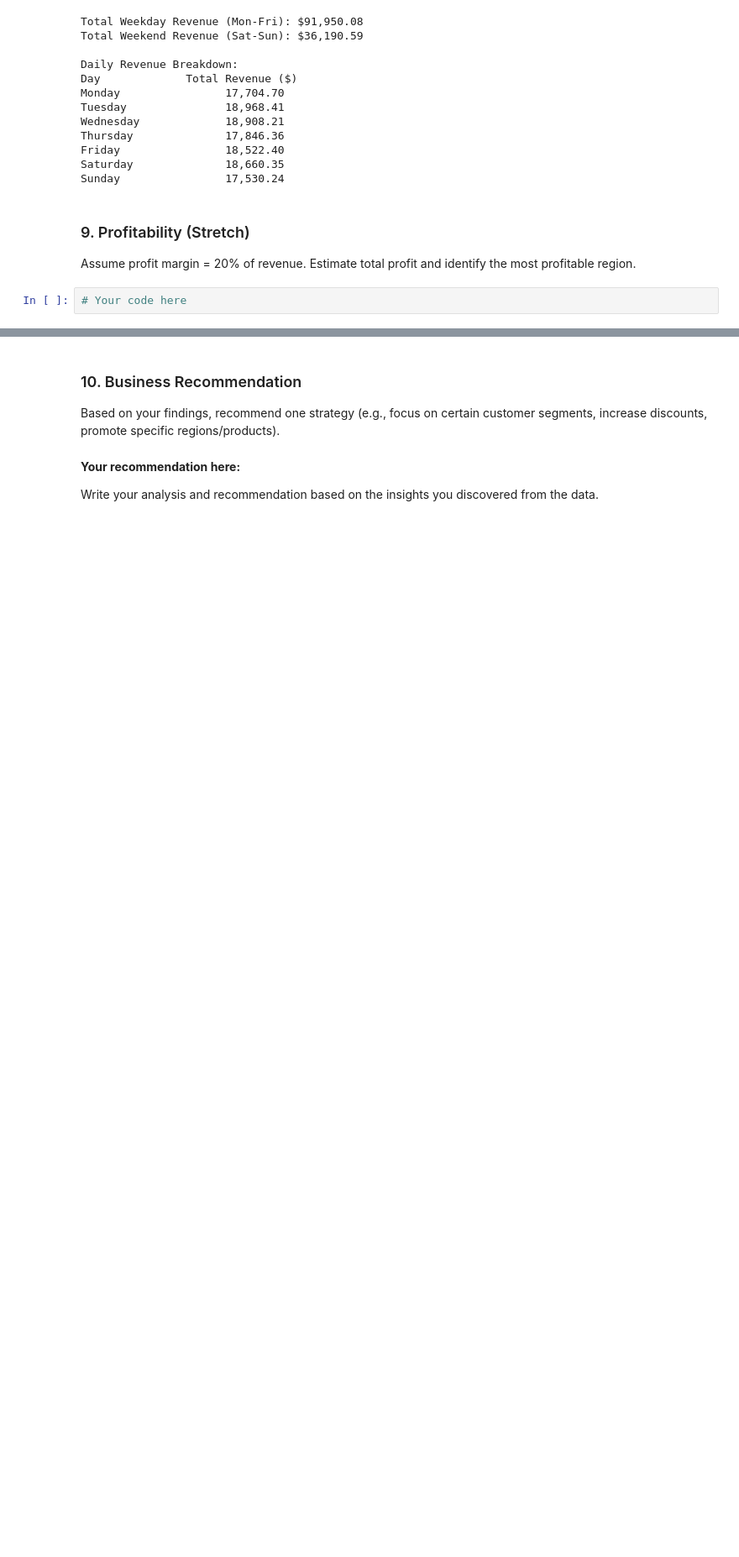
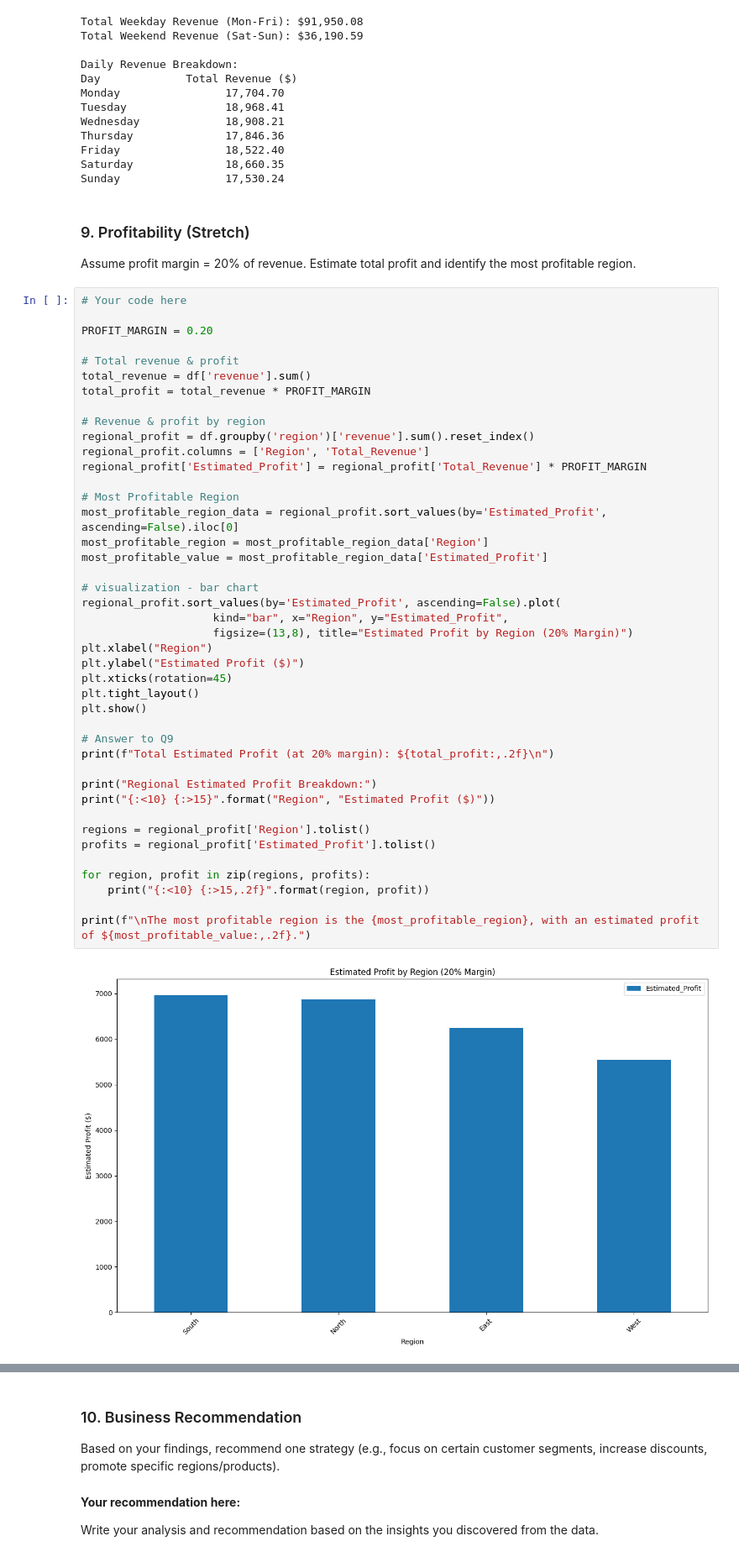
Before and after one commit to mmorcos434/ds-fall-2025-fri-1230, a Jupyter notebook: Week-06-Business-Stats-Analytics/homeworks/Penny-Wang-Exercise-Week_06.ipynb, the cells around one changed output, grey strips where cells are left out. Shown at 84% size. Drawn from its saved outputs; the diff is of its cells as text; blank space fills up the shorter version.

```diff
--- a/Week-06-Business-Stats-Analytics/homeworks/Penny-Wang-Exercise-Week_06.ipynb
+++ b/Week-06-Business-Stats-Analytics/homeworks/Penny-Wang-Exercise-Week_06.ipynb
@@ -526,3 +526,45 @@ Sunday                17,530.24
 Assume profit margin = 20% of revenue. Estimate total profit and identify the most profitable region.
 # %%
 # Your code here
+
+PROFIT_MARGIN = 0.20
+
+# Total revenue & profit
+total_revenue = df['revenue'].sum()
+total_profit = total_revenue * PROFIT_MARGIN
+
+# Revenue & profit by region
+regional_profit = df.groupby('region')['revenue'].sum().reset_index()
+regional_profit.columns = ['Region', 'Total_Revenue']
+regional_profit['Estimated_Profit'] = regional_profit['Total_Revenue'] * PROFIT_MARGIN
+
+# Most Profitable Region
+most_profitable_region_data = regional_profit.sort_values(by='Estimated_Profit', ascending=False).iloc[0]
+most_profitable_region = most_profitable_region_data['Region']
+most_profitable_value = most_profitable_region_data['Estimated_Profit']
+
+# visualization - bar chart
+regional_profit.sort_values(by='Estimated_Profit', ascending=False).plot(
+                    kind="bar", x="Region", y="Estimated_Profit",
+                    figsize=(13,8), title="Estimated Profit by Region (20% Margin)")
+plt.xlabel("Region")
+plt.ylabel("Estimated Profit ($)")
+plt.xticks(rotation=45)
+plt.tight_layout()
+plt.show()
+
+# Answer to Q9
+print(f"Total Estimated Profit (at 20% margin): ${total_profit:,.2f}\n")
+
+print("Regional Estimated Profit Breakdown:")
+print("{:<10} {:>15}".format("Region", "Estimated Profit ($)"))
+
+regions = regional_profit['Region'].tolist()
+profits = regional_profit['Estimated_Profit'].tolist()
+
+for region, profit in zip(regions, profits):
+    print("{:<10} {:>15,.2f}".format(region, profit))
+
+print(f"\nThe most profitable region is the {most_profitable_region}, with an estimated profit of ${most_profitable_value:,.2f}.")
+# %% [output]
+[figure, added]
```
Also changed, not shown: parts of 1 cell of this notebook.
